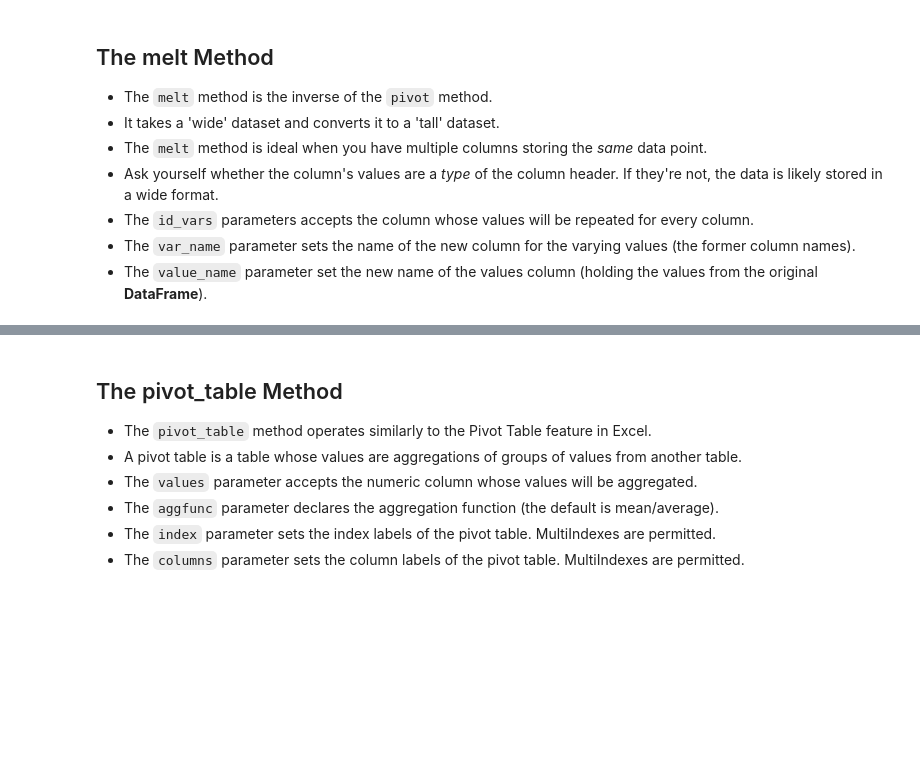
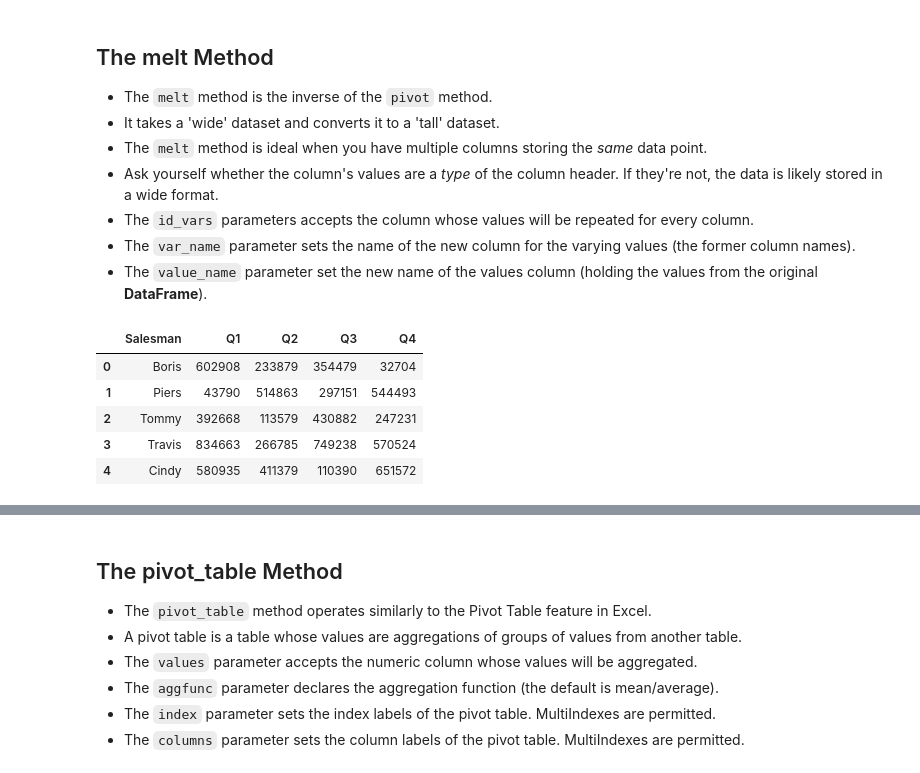
Before and after one commit to Lucas01iveira/Data-Engineering, a Jupyter notebook: Data Analysis with Pandas and Python/materials/pandas/Incomplete/08 - MultiIndex.ipynb, the cells around one changed output, grey strips where cells are left out. Saved outputs shown, nothing was run; the diff lists cells and outputs as text; code cells hidden in the pictures; blank space fills up the shorter version.

```diff
--- a/Data Analysis with Pandas and Python/materials/pandas/Incomplete/08 - MultiIndex.ipynb
+++ b/Data Analysis with Pandas and Python/materials/pandas/Incomplete/08 - MultiIndex.ipynb
@@ -556,0 +554,10 @@ world.head()
+# %%
+quarters= pd.read_csv('quarters.csv')
+quarters.head()
+# %% [output]
+|  | Salesman | Q1 | Q2 | Q3 | Q4 |
+| 0 | Boris | 602908 | 233879 | 354479 | 32704 |
+| 1 | Piers | 43790 | 514863 | 297151 | 544493 |
+| 2 | Tommy | 392668 | 113579 | 430882 | 247231 |
+| 3 | Travis | 834663 | 266785 | 749238 | 570524 |
+| 4 | Cindy | 580935 | 411379 | 110390 | 651572 |
```
Also changed, not shown: parts of 2 cells of this notebook.
